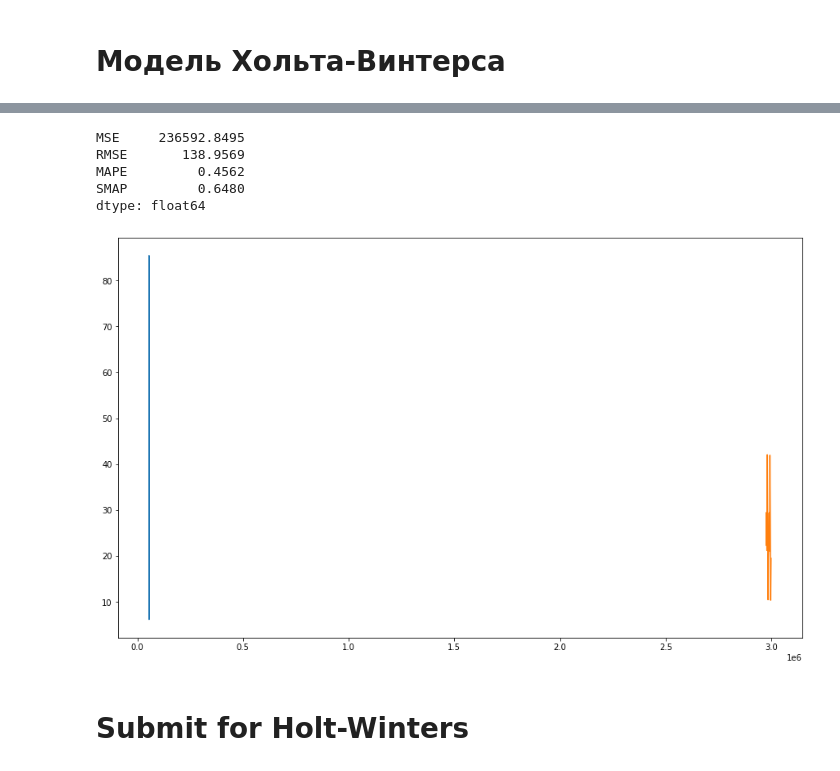
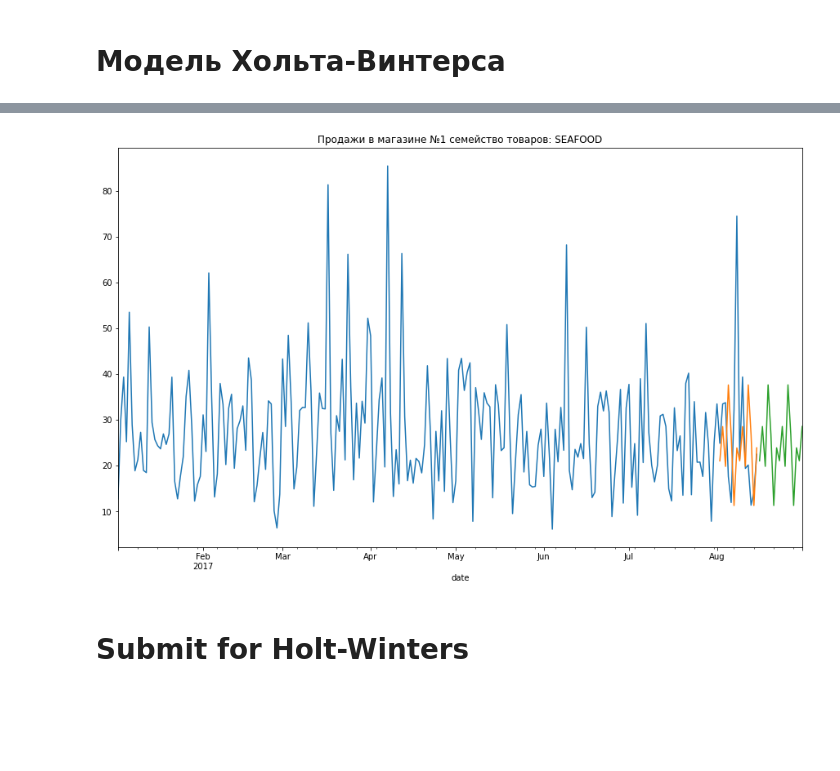
Before and after one commit to NailyaKhus/Data-Science-Pet-Progects, a Jupyter notebook: Diplom/Statsmodels/auto-arima-and-holt-winters.ipynb, the cells around one changed output, grey strips where cells are left out. Drawn from its saved outputs; the diff is of its cells as text; code cells hidden in the pictures; blank space fills up the shorter version.

```diff
--- a/Diplom/Statsmodels/auto-arima-and-holt-winters.ipynb
+++ b/Diplom/Statsmodels/auto-arima-and-holt-winters.ipynb
@@ -232,12 +248,12 @@ to_train = train_df[train_df.date>'2017-01-01'].copy()
 # %% [markdown]
 # Submit for ARIMA
 # %%
-# test = test.set_index(['store_nbr', 'family', 'date']).sort_index()
-# for i in zero_prediction.index:
-#     test.loc[i,'arima']=0
+test = test.set_index(['store_nbr', 'family', 'date']).sort_index()
+for i in zero_prediction.index:
+    test.loc[i,'arima']=0
 # %%
-# test=test.reset_index()
-# y_submit = test[['id','arima']].copy()
-# y_submit['arima'] = y_submit.arima.clip(0)
-# y_submit.columns = ['id', 'sales']
-# y_submit.to_csv('submission_arima.csv', index=False)
+test=test.reset_index()
+y_submit = test[['id','arima']].copy()
+y_submit['arima'] = y_submit.arima.clip(0)
+y_submit.columns = ['id', 'sales']
+y_submit.to_csv('submission_arima.csv', index=False)
@@ -250,10 +273,9 @@ to_train = train_df[train_df.date>'2017-01-01'].copy()
 # %%
 from statsmodels.tsa.api import ExponentialSmoothing
 # %%
-
-for num, store in enumerate(tqdm(to_train.store_nbr.unique())):
-    for numf, fam in enumerate(tqdm(to_train.family.unique())):
-        a = to_train[(to_train.store_nbr == store) & (to_train.family == fam)].copy()
+for num, store in enumerate(tqdm(train_df.store_nbr.unique())):
+    for numf, fam in enumerate(tqdm(train_df.family.unique())):
+        a = train_df[(train_df.store_nbr == store) & (train_df.family == fam)].copy()
         if len(a)!=0:
             model_HW = ExponentialSmoothing(a.sales, seasonal_periods=7, trend='add', seasonal='add').fit()
             prediction = np.array(model_HW.forecast(30))
@@ -269,25 +291,26 @@ SMAP         0.6480
 dtype: float64
-# %%
-compute_metrics(val_df.sales, val_df.HW_pred)
-# %% [output]
-MSE     236592.8495
-RMSE       138.9569
-MAPE         0.4562
-SMAP         0.6480
-dtype: float64
+# %%
+val_df['difference'] = val_df.HW_pred - val_df.sales
 # %%
 nbr=1
 family = 'SEAFOOD'
 train_viz = train[train.date>'2017-01-01'].copy()
 train_viz = train_viz[(train_viz.store_nbr == nbr) & (train_viz.family == family)]
+train_viz = train_viz.set_index('date')
+val_viz = val_df.loc[(val_df.store_nbr == nbr) & (val_df.family == family)]
+val_viz = val_viz.set_index('date')
+test_viz = test.loc[(test.store_nbr == nbr) & (test.family == family)]
+test_viz = test_viz.set_index('date')
 
 plt.rcParams['figure.figsize'] = (15, 9)
 plt.figure()
 train_viz.sales.plot()
-val_df.loc[(val_df.store_nbr == nbr) & (val_df.family == family), 'HW_pred'].plot()
+val_viz.HW_pred.plot()
+test_viz.HW_pred.plot()
+plt.title('Продажи в магазине №'+str(nbr)+' семейство товаров: '+family)
 plt.show()
 # %% [output]
-[figure, old version]
+[figure, new version]
 # %% [markdown]
 # Submit for Holt-Winters
 # %%
```
Also changed, not shown: parts of 9 cells of this notebook, 1 other file.
